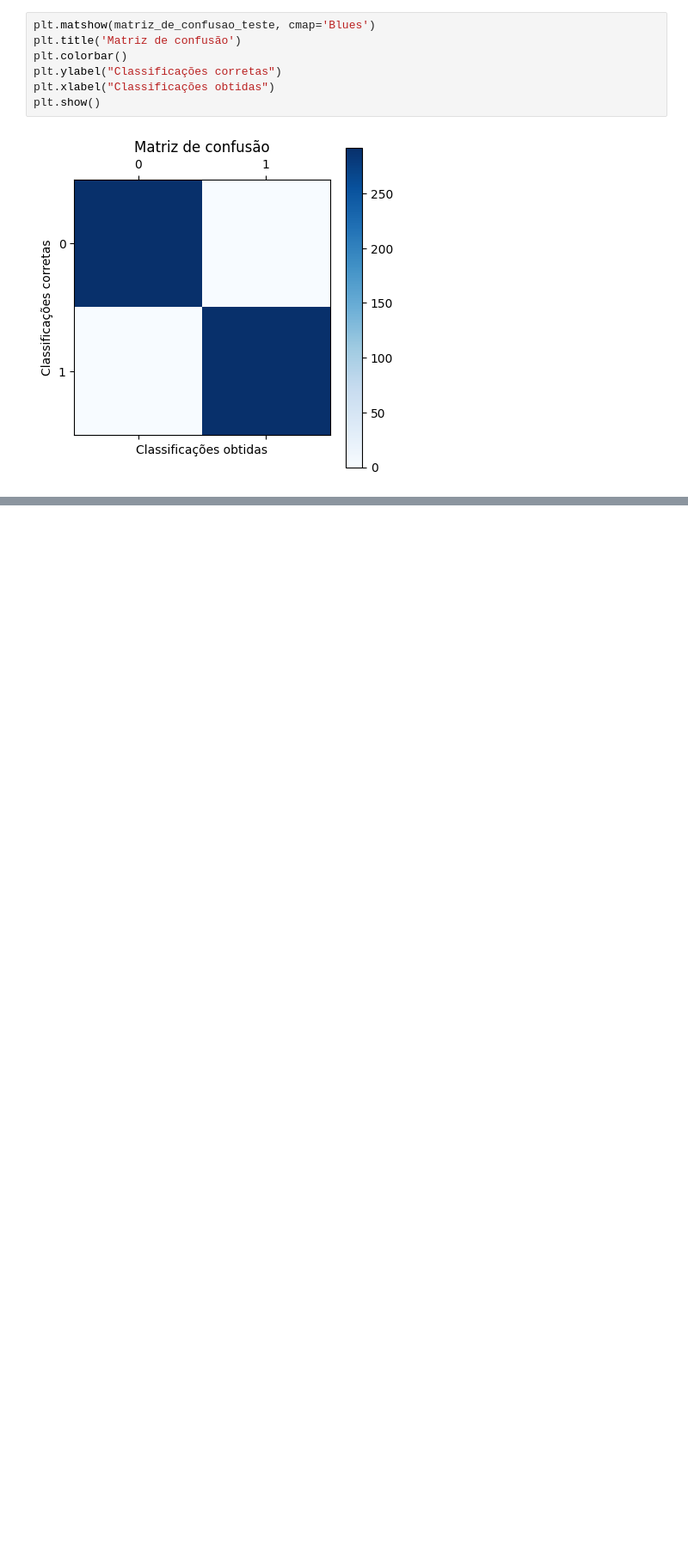
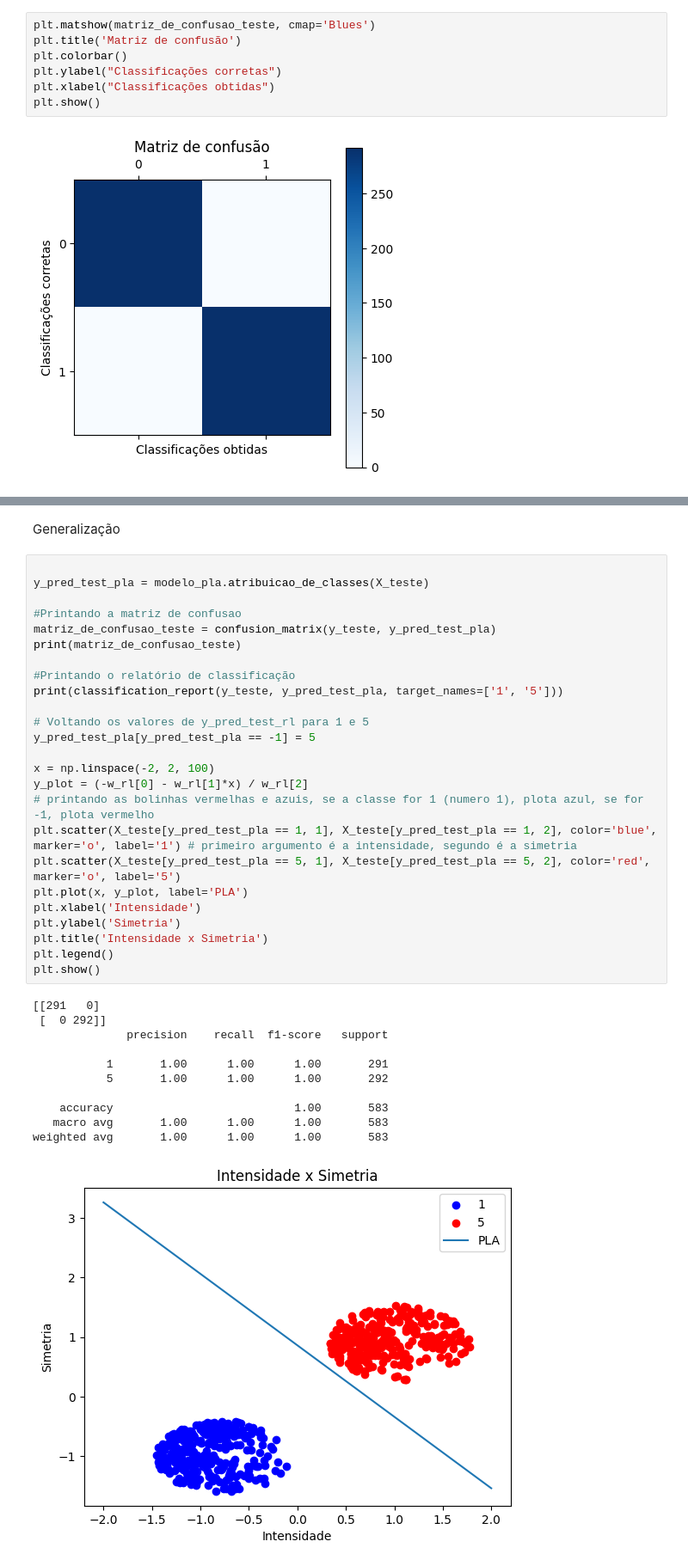
Before and after one commit to HodricVieira/Reconhecimento-de-digitos-ML-2023.2, a Jupyter notebook: reg_log_1_5.ipynb, the cells around one changed output, grey strips where cells are left out. Shown at 86% size. Drawn from its saved outputs; the diff is of its cells as text; blank space fills up the shorter version.

```diff
--- a/reg_log_1_5.ipynb
+++ b/reg_log_1_5.ipynb
@@ -273,0 +318,39 @@ plt.show()
+# %% [markdown]
+Generalização
+# %%
+
+y_pred_test_pla = modelo_pla.atribuicao_de_classes(X_teste)
+
+#Printando a matriz de confusao
+matriz_de_confusao_teste = confusion_matrix(y_teste, y_pred_test_pla)
+print(matriz_de_confusao_teste)
+
+#Printando o relatório de classificação
+print(classification_report(y_teste, y_pred_test_pla, target_names=['1', '5']))
+
+# Voltando os valores de y_pred_test_rl para 1 e 5
+y_pred_test_pla[y_pred_test_pla == -1] = 5
+
+x = np.linspace(-2, 2, 100)
+y_plot = (-w_rl[0] - w_rl[1]*x) / w_rl[2]
+# printando as bolinhas vermelhas e azuis, se a classe for 1 (numero 1), plota azul, se for -1, plota vermelho
+plt.scatter(X_teste[y_pred_test_pla == 1, 1], X_teste[y_pred_test_pla == 1, 2], color='blue', marker='o', label='1') # primeiro argumento é a intensidade, segundo é a simetria
+plt.scatter(X_teste[y_pred_test_pla == 5, 1], X_teste[y_pred_test_pla == 5, 2], color='red', marker='o', label='5')
+plt.plot(x, y_plot, label='PLA')
+plt.xlabel('Intensidade')
+plt.ylabel('Simetria')
+plt.title('Intensidade x Simetria')
+plt.legend()
+plt.show()
+# %% [output]
+[[291   0]
+ [  0 292]]
+              precision    recall  f1-score   support
+
+           1       1.00      1.00      1.00       291
+           5       1.00      1.00      1.00       292
+
+    accuracy                           1.00       583
+   macro avg       1.00      1.00      1.00       583
+weighted avg       1.00      1.00      1.00       583
+[figure, added]
```
Also changed, not shown: parts of 4 cells of this notebook, 1 other file.
